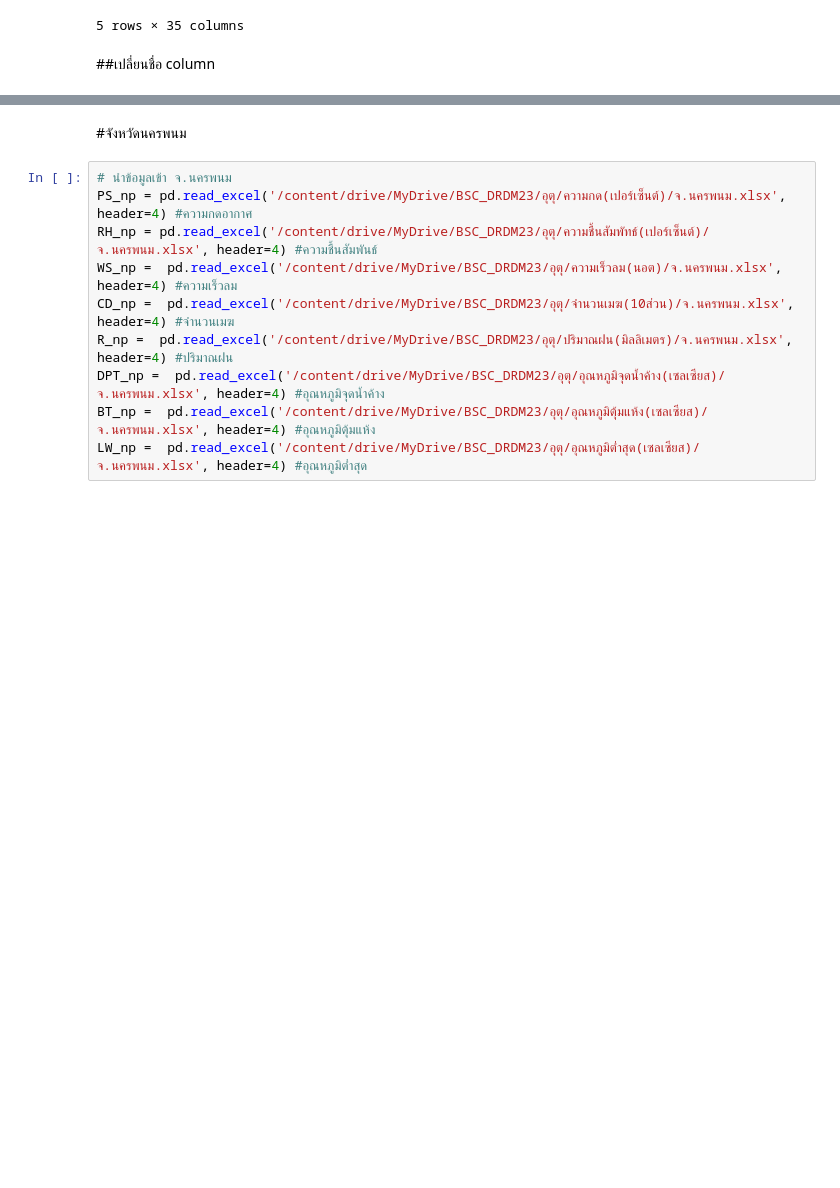
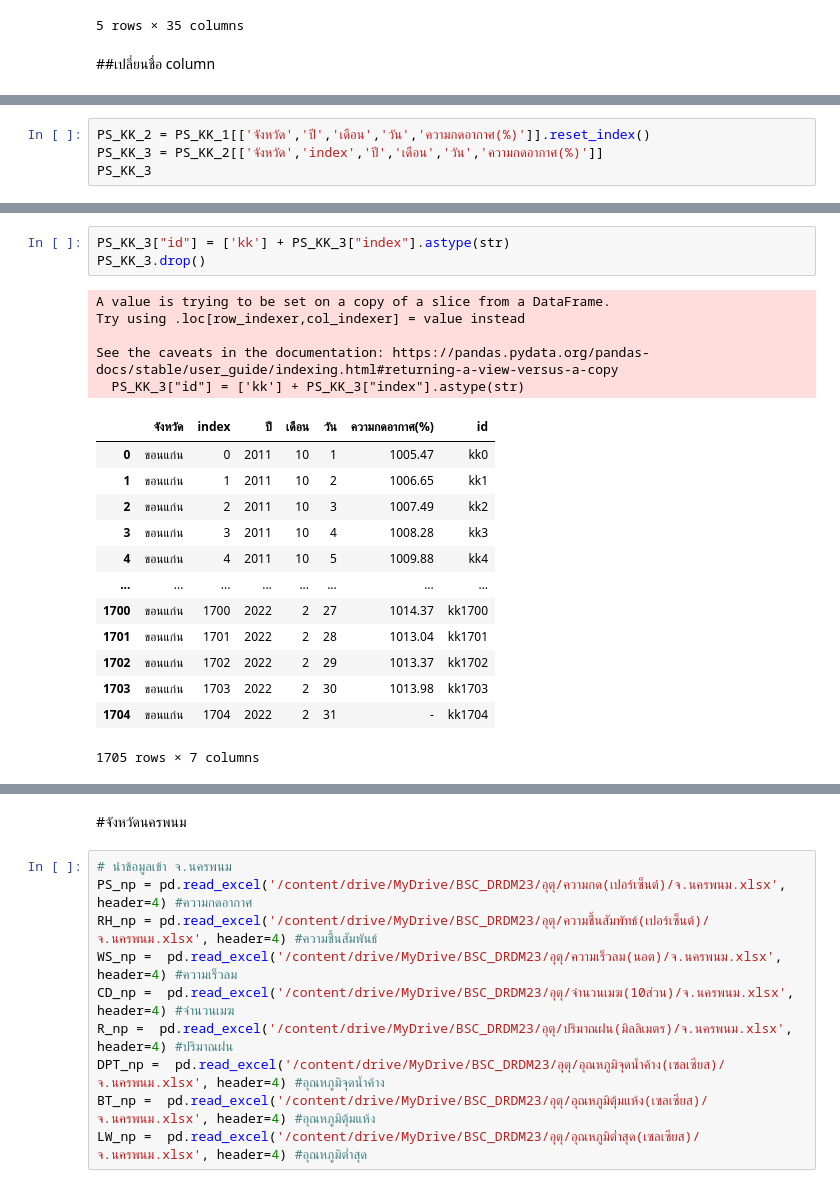
Before and after one commit to KorrawanOu/BSC_DPDM23, a Jupyter notebook: midterm_bscdpdm23.ipynb, the cells around one changed output, grey strips where cells are left out. Saved outputs shown, nothing was run; the diff lists cells and outputs as text; blank space fills up the shorter version.

```diff
--- a/midterm_bscdpdm23.ipynb
+++ b/midterm_bscdpdm23.ipynb
@@ -68,0 +109,4 @@ PS_KK.head()
+# %%
+PS_KK_2 = PS_KK_1[['จังหวัด','ปี','เดือน','วัน','ความกดอากาศ(%)']].reset_index()
+PS_KK_3 = PS_KK_2[['จังหวัด','index','ปี','เดือน','วัน','ความกดอากาศ(%)']]
+PS_KK_3
@@ -69,3 +127,25 @@ PS_KK.head()
+# %%
+PS_KK_3["id"] = ['kk'] + PS_KK_3["index"].astype(str)
+PS_KK_3.drop()
+# %% [output]
+A value is trying to be set on a copy of a slice from a DataFrame.
+Try using .loc[row_indexer,col_indexer] = value instead
+
+See the caveats in the documentation: https://pandas.pydata.org/pandas-docs/stable/user_guide/indexing.html#returning-a-view-versus-a-copy
+  PS_KK_3["id"] = ['kk'] + PS_KK_3["index"].astype(str)
+|  | จังหวัด | index | ปี | เดือน | วัน | ความกดอากาศ(%) | id |
+| 0 | ขอนแก่น | 0 | 2011 | 10 | 1 | 1005.47 | kk0 |
+| 1 | ขอนแก่น | 1 | 2011 | 10 | 2 | 1006.65 | kk1 |
+| 2 | ขอนแก่น | 2 | 2011 | 10 | 3 | 1007.49 | kk2 |
+| 3 | ขอนแก่น | 3 | 2011 | 10 | 4 | 1008.28 | kk3 |
+| 4 | ขอนแก่น | 4 | 2011 | 10 | 5 | 1009.88 | kk4 |
+| ... | ... | ... | ... | ... | ... | ... | ... |
+| 1700 | ขอนแก่น | 1700 | 2022 | 2 | 27 | 1014.37 | kk1700 |
+| 1701 | ขอนแก่น | 1701 | 2022 | 2 | 28 | 1013.04 | kk1701 |
+| 1702 | ขอนแก่น | 1702 | 2022 | 2 | 29 | 1013.37 | kk1702 |
+| 1703 | ขอนแก่น | 1703 | 2022 | 2 | 30 | 1013.98 | kk1703 |
+| 1704 | ขอนแก่น | 1704 | 2022 | 2 | 31 | - | kk1704 |
+1705 rows × 7 columns
 # %%
 RH_kk.rename(columns={'Unnamed: 0' : 'id'},inplace=True)
 RH_kk.rename(columns={'Unnamed: 1' : 'สถานี'},inplace=True)
```
Also changed, not shown: parts of 86 cells of this notebook.
